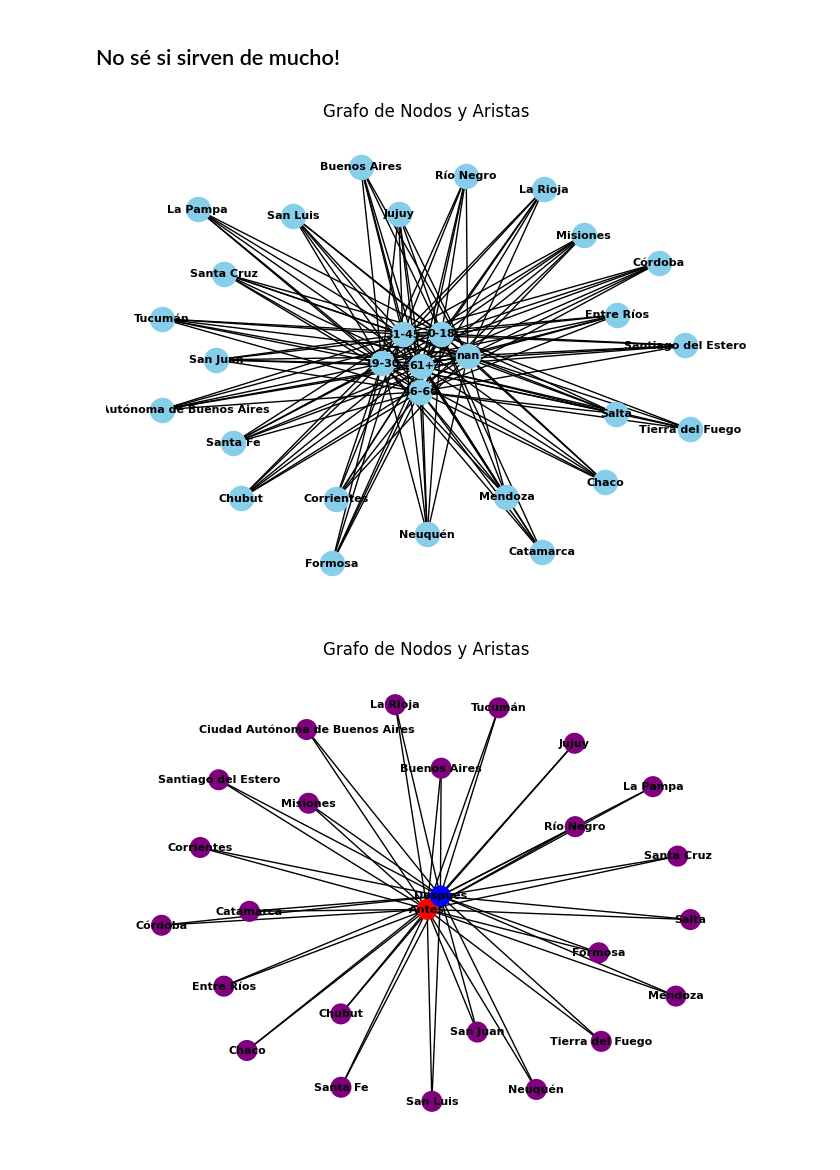
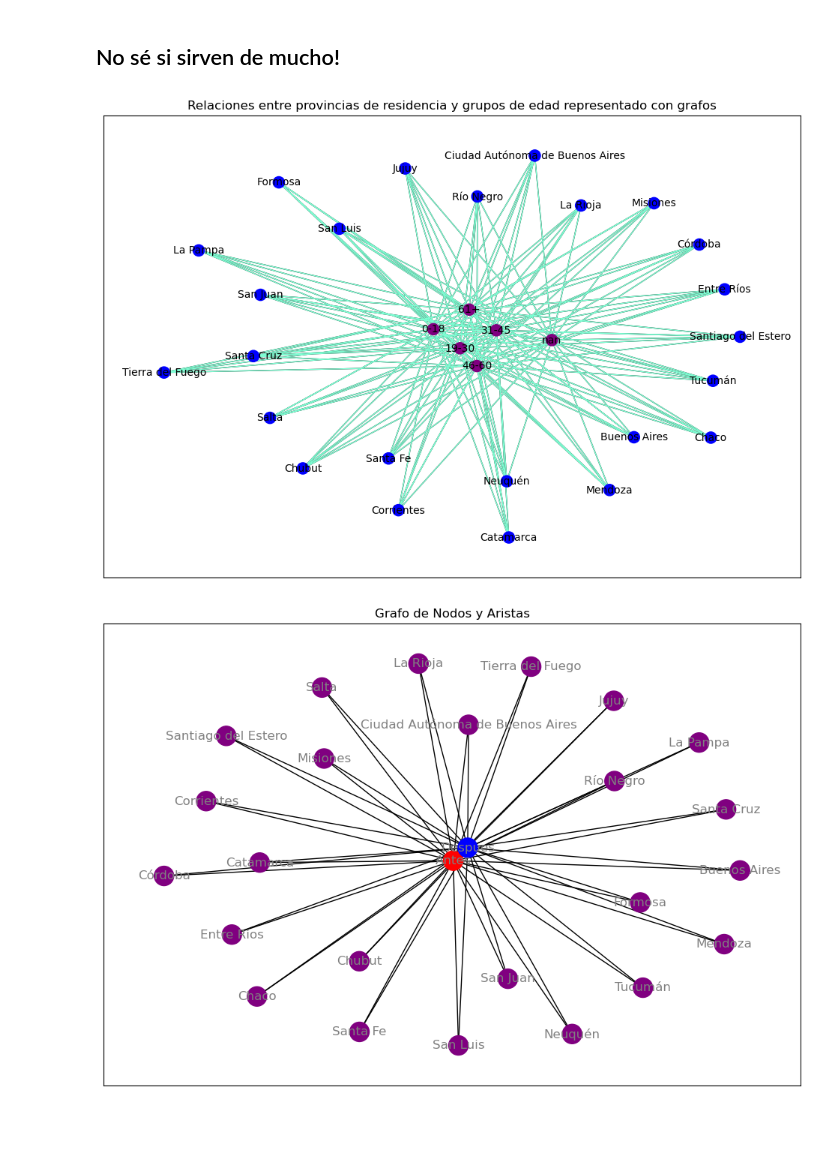
Before and after one commit to rominicky/diplocssoccomp, a Jupyter notebook: trabajo_final_TBC2019al2021.ipynb, the cells around one changed output. Cells and saved outputs as stored; diff of their text form; code cells hidden in the pictures; blank space fills up the shorter version.

```diff
--- a/trabajo_final_TBC2019al2021.ipynb
+++ b/trabajo_final_TBC2019al2021.ipynb
@@ -1222,7 +1210,7 @@ R-cuadrado del modelo: 0.0005509894233183266
 El aprendizaje no supervisado puede ser útil para identificar patrones en los datos. Podrías usar técnicas de clustering como K-means para agrupar pacientes en función de características similares, lo que podría ayudar a identificar subgrupos de pacientes con demoras similares en el diagnóstico.
 # %%
 # Supongamos que deseas agrupar en 3 clusters
-kmeans = KMeans(n_clusters=3, random_state=42)
+kmeans = KMeans(n_clusters=5, random_state=42)
 base['Cluster'] = kmeans.fit_predict(X)
 
 # Visualizar los clusters
@@ -1247,33 +1225,48 @@ is_categorical_dtype is deprecated and will be removed in a future version. Use
 # %%
 import networkx as nx
 import matplotlib.pyplot as plt
 
 # Crear un objeto de grafo
 G = nx.Graph()
 
+# Obtener listas únicas de grupos de edad y provincias de residencia
+grupos_de_edad = base['GRUPO_EDAD'].unique()
+provincias_residencia = base['PROVINCIA_RESIDENCIA'].unique()
+
 # Agregar nodos para grupos de edad
-grupos_de_edad = base['GRUPO_EDAD'].unique()
 for grupo in grupos_de_edad:
-    G.add_node(grupo, tipo='Grupo de Edad')
+    G.add_node(grupo, tipo='Grupo de Edad', color='purple')  # Puedes personalizar el color aquí
 
 # Agregar nodos para provincias de residencia
-provincias_residencia = base['PROVINCIA_RESIDENCIA'].unique()
 for provincia in provincias_residencia:
-    G.add_node(provincia, tipo='Provincia de Residencia')
+    G.add_node(provincia, tipo='Provincia de Residencia', color='blue')  # Puedes personalizar el color aquí
 
-# Agregar aristas para representar relaciones (por ejemplo, cuántas personas de un grupo de edad viven en una provincia)
+# Agregar aristas para representar relaciones
 for _, row in base.iterrows():
     G.add_edge(row['GRUPO_EDAD'], row['PROVINCIA_RESIDENCIA'])
 
-# Dibujar el grafo
+# Obtener colores de nodos basados en el atributo 'color'
+node_colors = [G.nodes[node]['color'] for node in G.nodes]
+
+fig, ax = plt.subplots(figsize=(12, 8))
+
+# Dibujar el grafo con colores personalizados
 pos = nx.spring_layout(G, seed=42)  # Colocación de nodos en el plano
-nx.draw(G, pos, with_labels=True, node_size=300, node_color='skyblue', font_size=8, font_color='black', font_weight='bold')
+nx.draw_networkx_nodes(G, pos, node_size=120, node_color=node_colors, cmap=plt.cm.Reds_r)
+
+# Dibujar el resto del grafo
+nx.draw_networkx_edges(G, pos)
+nx.draw_networkx_labels(G, pos, font_size=10, font_color='black', font_weight='light')
+# Dibujar las aristas
+for edge in G.edges:
+    nx.draw_networkx_edges(G, pos, edgelist=[edge], edge_color='aquamarine')
+
 
 # Mostrar el grafo
-plt.title("Grafo de Nodos y Aristas")
+plt.title("Relaciones entre provincias de residencia y grupos de edad representado con grafos")
 plt.show()
 # %% [output]
-[figure, old version]
+[figure, new version]
 # %%
 import networkx as nx
 import matplotlib.pyplot as plt
@@ -1301,10 +1294,13 @@ for _, row in base.iterrows():
 # Obtener los colores de los nodos en función de 'CLASIFICACION_PANDEMIA'
 node_colors = [colores.get(clasificacion, 'purple') for clasificacion in G.nodes]
 
+fig, ax = plt.subplots(figsize=(12, 8))
+
 # Dibujar el grafo con colores asignados
 pos = nx.spring_layout(G, seed=42)
-nx.draw(G, pos, with_labels=True, node_size=200, node_color=node_colors, font_size=8, font_color='black', font_weight='bold')
+
+nx.draw_networkx(G, pos, with_labels=True, node_size=350, node_color=node_colors, font_size=12, font_color='grey', font_weight='light')
 plt.title("Grafo de Nodos y Aristas")
 plt.show()
 # %% [output]
-[figure, old version]
+[figure, new version]
```
Also changed, not shown: parts of 41 cells of this notebook.
